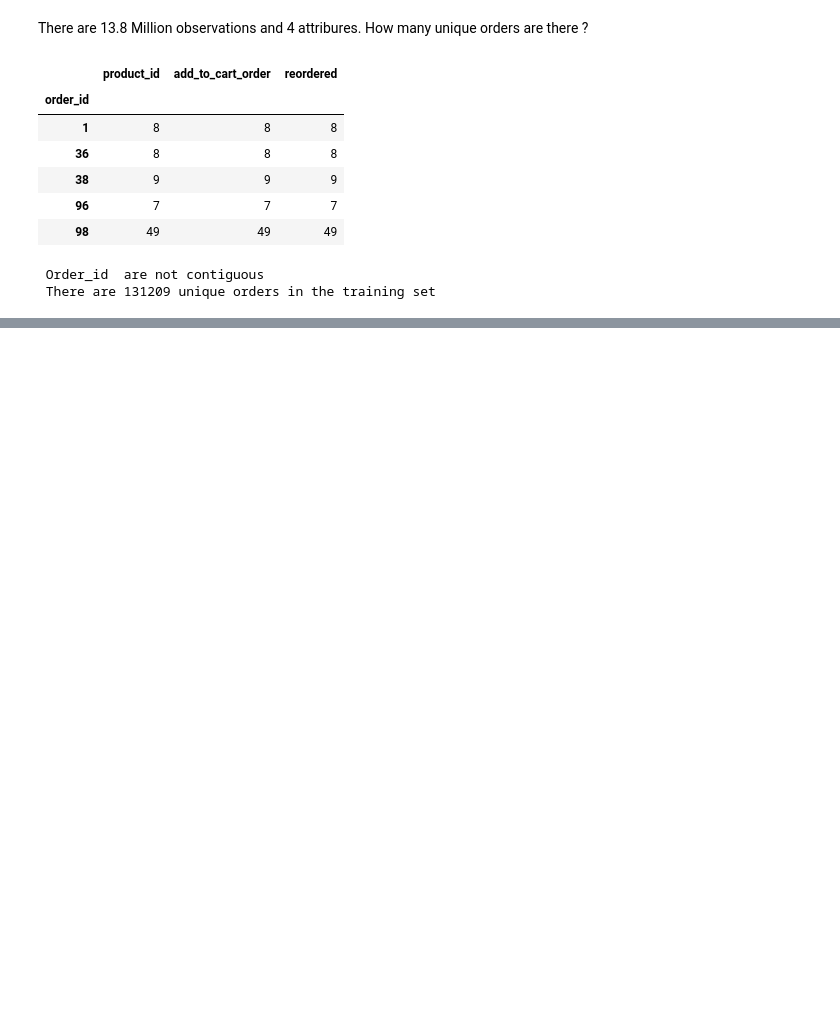
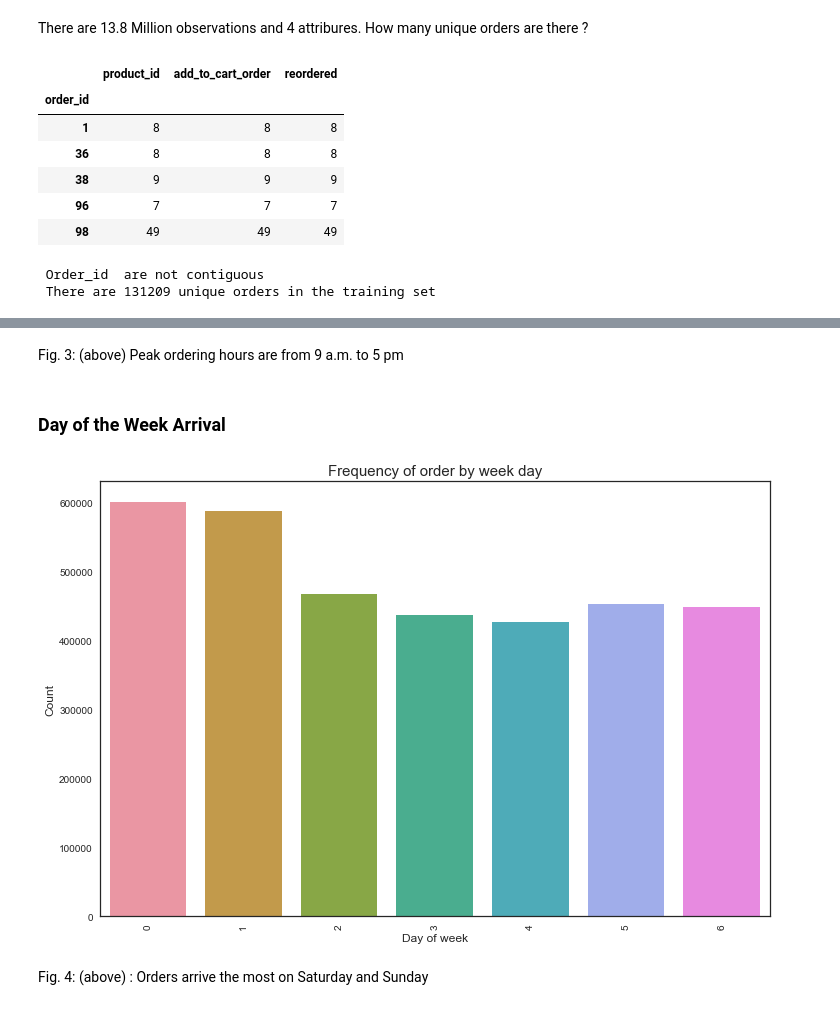
Before and after one commit to krajeshj/InstacartMBA, a Jupyter notebook: code/py/InstacartMBA_ETL.ipynb, the cells around one changed output, grey strips where cells are left out. Cells and saved outputs as stored; diff of their text form; code cells hidden in the pictures; blank space fills up the shorter version.

```diff
--- a/code/py/InstacartMBA_ETL.ipynb
+++ b/code/py/InstacartMBA_ETL.ipynb
@@ -135,0 +297,17 @@ print(" There are {} unique orders in the training set".format(rows))
+# %% [markdown]
+Fig. 3: (above) Peak ordering  hours are from 9 a.m. to 5 pm
+# %% [markdown]
+### Day of the Week Arrival
+# %%
+plt.figure(figsize=(12,8))
+with sns.color_palette("husl"):
+    sns.countplot(x="order_dow", data=orders_df)
+plt.ylabel('Count', fontsize=12)
+plt.xlabel('Day of week', fontsize=12)
+plt.xticks(rotation='vertical')
+plt.title("Frequency of order by week day", fontsize=15)
+plt.show()
+# %% [output]
+[figure, added]
+# %% [markdown]
+Fig. 4: (above) : Orders arrive the most on Saturday and Sunday
```
Also changed, not shown: parts of 31 cells of this notebook.
